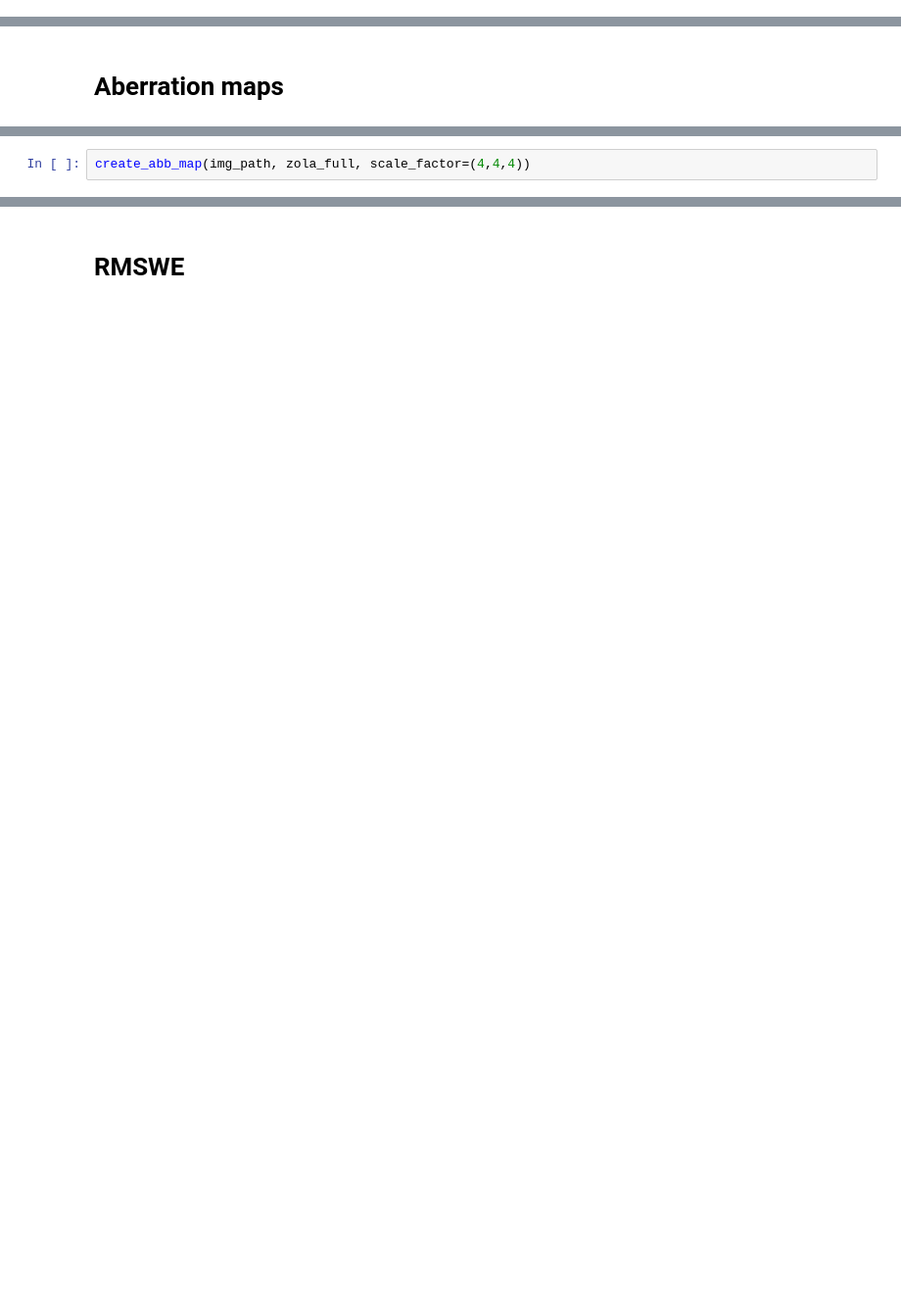
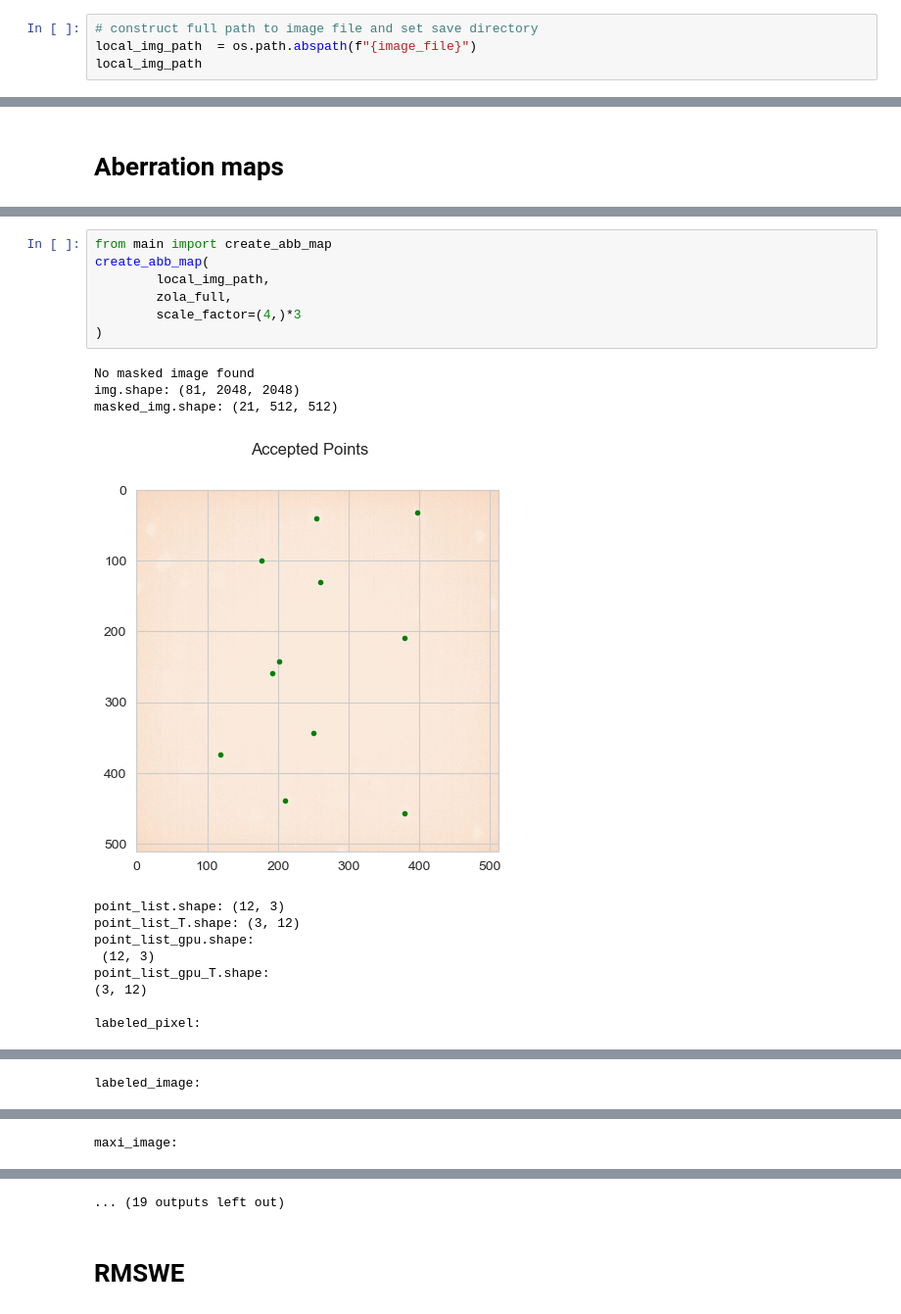
Before and after one commit to jqwhite/abberation_mapping, a Jupyter notebook: 02_analyse_zola_results.ipynb, the cells around one changed output, grey strips where cells are left out. Shown at 98% size. Drawn from its saved outputs; the diff is of its cells as text; blank space fills up the shorter version.

```diff
--- a/02_analyse_zola_results.ipynb
+++ b/02_analyse_zola_results.ipynb
@@ -63,0 +76,4 @@ old_params
+# %%
+# construct full path to image file and set save directory
+local_img_path  = os.path.abspath(f"{image_file}")
+local_img_path
@@ -168,2 +324,20 @@ np.save(f"{save_dir}/selected_widths.npy", arr)
 # %%
-create_abb_map(img_path, zola_full, scale_factor=(4,4,4))
+from main import create_abb_map
+create_abb_map(
+        local_img_path,
+        zola_full,
+        scale_factor=(4,)*3
+)
+# %% [output]
+No masked image found
+img.shape: (81, 2048, 2048)
+masked_img.shape: (21, 512, 512)
+[figure, added]
+point_list.shape: (12, 3)
+point_list_T.shape: (3, 12)
+point_list_gpu.shape:
+ (12, 3)
+point_list_gpu_T.shape:
+(3, 12)
+
+labeled_pixel:
@@ -169,0 +345 @@ create_abb_map(img_path, zola_full, scale_factor=(4,4,4))
+labeled_image:
@@ -169,0 +347 @@ create_abb_map(img_path, zola_full, scale_factor=(4,4,4))
+maxi_image:
@@ -170,3 +369,4 @@ create_abb_map(img_path, zola_full, scale_factor=(4,4,4))
+... (19 outputs left out)
 # %% [markdown]
 # RMSWE
 # %%
```
Also changed, not shown: parts of 38 cells of this notebook, 3 other files.
